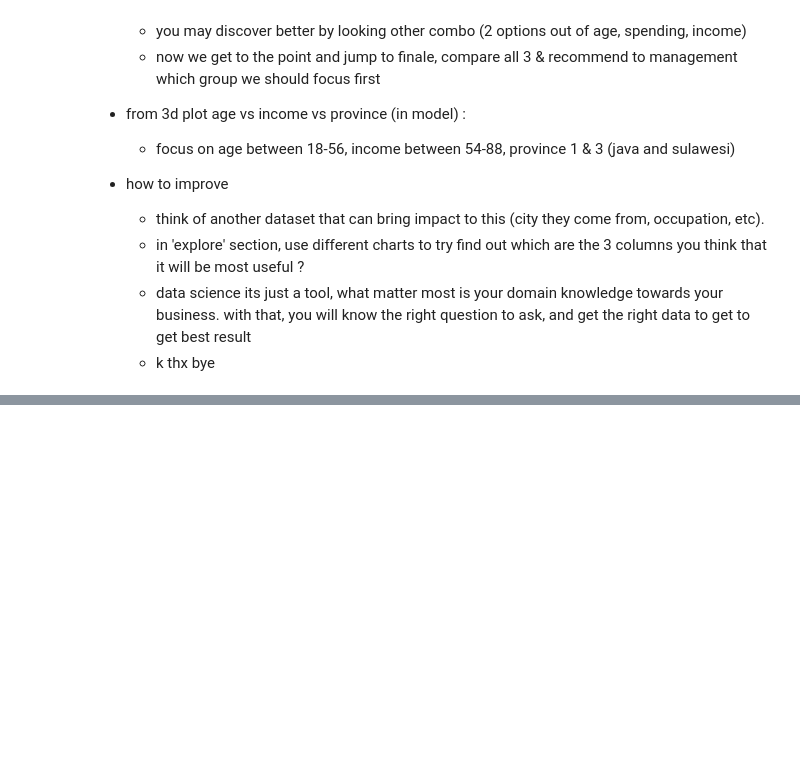
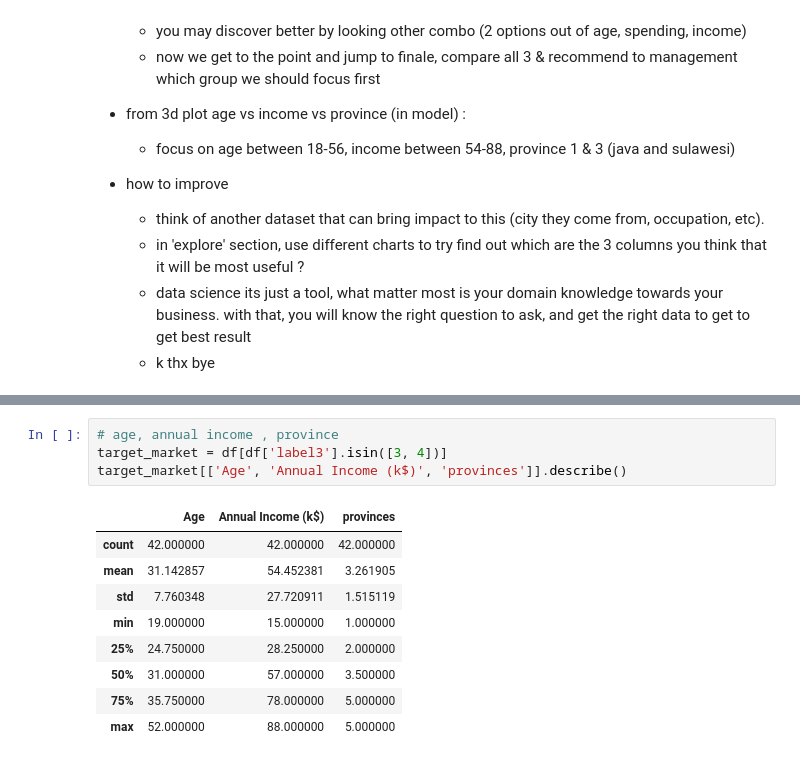
Before and after one commit to dwihdyn/ds-exploration, a Jupyter notebook: p5/mcs.ipynb, the cells around one changed output, grey strips where cells are left out. Drawn from its saved outputs; the diff is of its cells as text; blank space fills up the shorter version.

```diff
--- a/p5/mcs.ipynb
+++ b/p5/mcs.ipynb
@@ -454,0 +604,14 @@ plt.show()
+# %%
+# age, annual income , province
+target_market = df[df['label3'].isin([3, 4])]
+target_market[['Age', 'Annual Income (k$)', 'provinces']].describe()
+# %% [output]
+|  | Age | Annual Income (k$) | provinces |
+| count | 42.000000 | 42.000000 | 42.000000 |
+| mean | 31.142857 | 54.452381 | 3.261905 |
+| std | 7.760348 | 27.720911 | 1.515119 |
+| min | 19.000000 | 15.000000 | 1.000000 |
+| 25% | 24.750000 | 28.250000 | 2.000000 |
+| 50% | 31.000000 | 57.000000 | 3.500000 |
+| 75% | 35.750000 | 78.000000 | 5.000000 |
+| max | 52.000000 | 88.000000 | 5.000000 |
```
Also changed, not shown: parts of 11 cells of this notebook.
